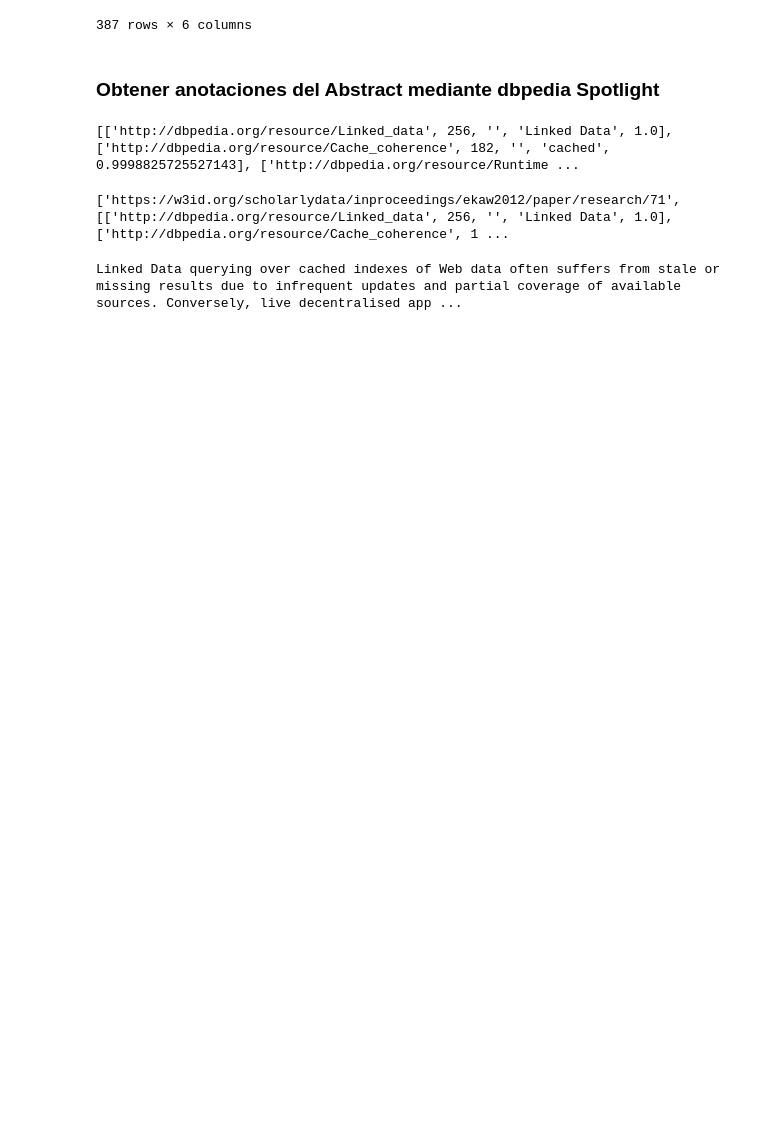
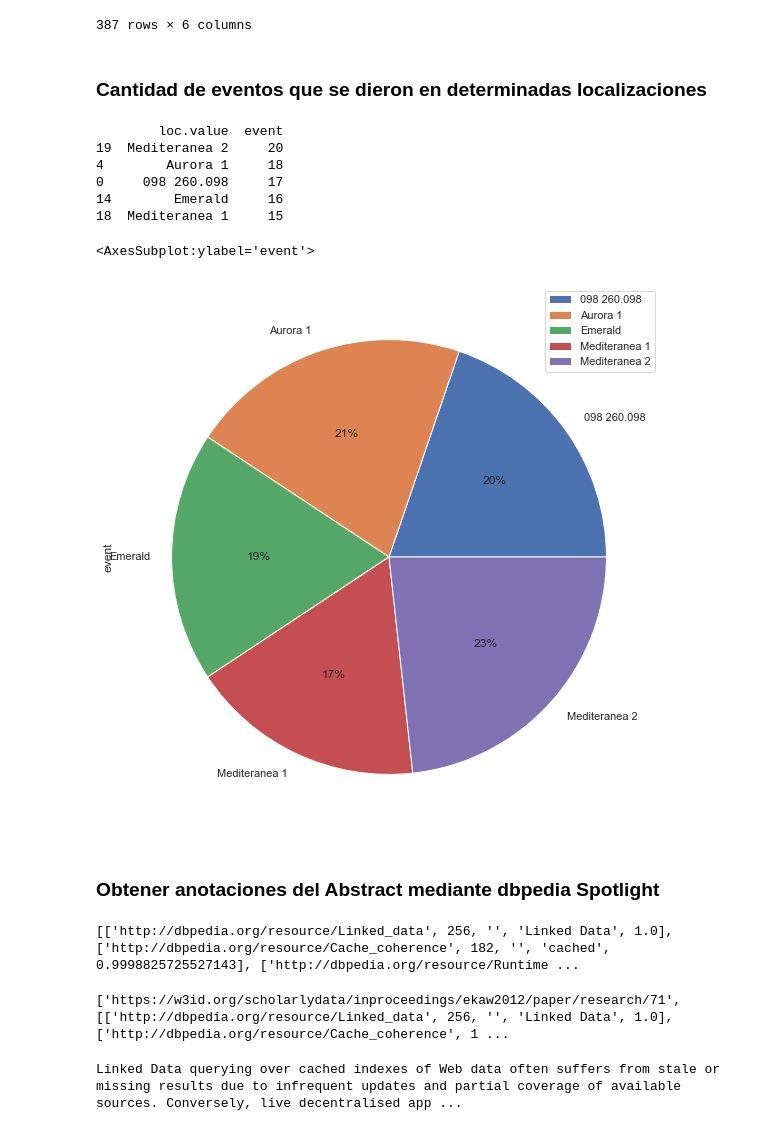
Before and after one commit to juanyanza11/Consumo-enriquecimiento-y-visualizaci-n-SKG, a Jupyter notebook: Proy-BIM2.ipynb, the cells around one changed output. Drawn from its saved outputs; the diff is of its cells as text; code cells hidden in the pictures; blank space fills up the shorter version.

```diff
--- a/Proy-BIM2.ipynb
+++ b/Proy-BIM2.ipynb
@@ -15,8 +15,9 @@ La ontología-conferencia es una nueva ontología autónoma para modelar el cono
 # %% [markdown]
 ### Obtención de la dimensión o cantidad de clases que existen
 # %%
-endPoint = "http://MSI:7200/repositories/ProyectoDatos"
-#endPoint = "http://DESKTOP-3KNOEN3:7200/repositories/PROYECTO"
+#endPoint = "http://MSI:7200/repositories/ProyectoDatos"
+endPoint = "http://DESKTOP-3KNOEN3:7200/repositories/PROYECTO"
+
 sparql = SPARQLWrapper(endPoint)
 
 def getClassesDimention():
@@ -270,6 +245,45 @@ df4
 | 385 | uri | https://w3id.org/scholarlydata/in... | literal | Binary RDF for Scalable Publishin... | literal | The Web of Data is producing incr... |
 | 386 | uri | https://w3id.org/scholarlydata/in... | literal | A JavaScript RDF store and applic... | literal | In this paper we present a pure J... |
 387 rows × 6 columns
+# %% [markdown]
+### Cantidad de eventos que se dieron en determinadas localizaciones
+# %%
+def getEvents():
+    query = """
+    PREFIX cofunc: <https://w3id.org/scholarlydata/ontology/conference-ontology.owl#>
+    PREFIX rdfs: <http://www.w3.org/2000/01/rdf-schema#>
+    SELECT DISTINCT ?event ?nameEvent ?loc ?desc
+        WHERE {
+            ?event a cofunc:OrganisedEvent;
+            rdfs:label ?nameEvent;
+            cofunc:description ?desc;
+            cofunc:location ?loc;
+            }
+    """
+    sparql.setQuery(query)
+    sparql.setReturnFormat(JSON)
+    results = sparql.query().convert()
+    return sparql.query().convert()
+
+results = getEvents()
+df5 = json_normalize(results["results"]["bindings"]) #Res
+df5['event'] = df5['event.value']
+
+q = df5.groupby('loc.value').event.nunique().reset_index()
+q1 = q.sort_values('event',ascending=False).head(5)
+print(q1)
+# %% [output]
+        loc.value  event
+19  Mediteranea 2     20
+4        Aurora 1     18
+0     098 260.098     17
+14        Emerald     16
+18  Mediteranea 1     15
+# %%
+q1.groupby(['loc.value']).sum().plot(kind='pie', y='event', autopct='%1.0f%%', figsize=(10,10))
+# %% [output]
+<AxesSubplot:ylabel='event'>
+[figure, added]
 # %% [markdown]
 ### Obtener anotaciones del Abstract mediante dbpedia Spotlight
 # %%
```
Also changed, not shown: parts of 14 cells of this notebook, 3 other files.
